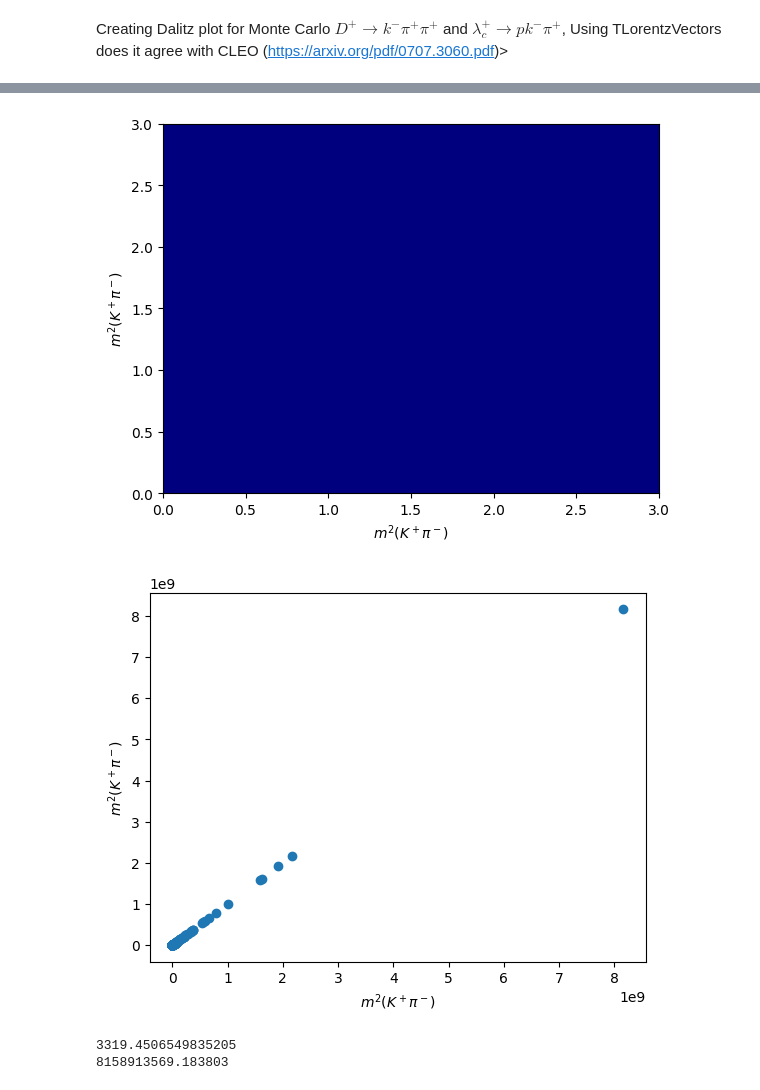
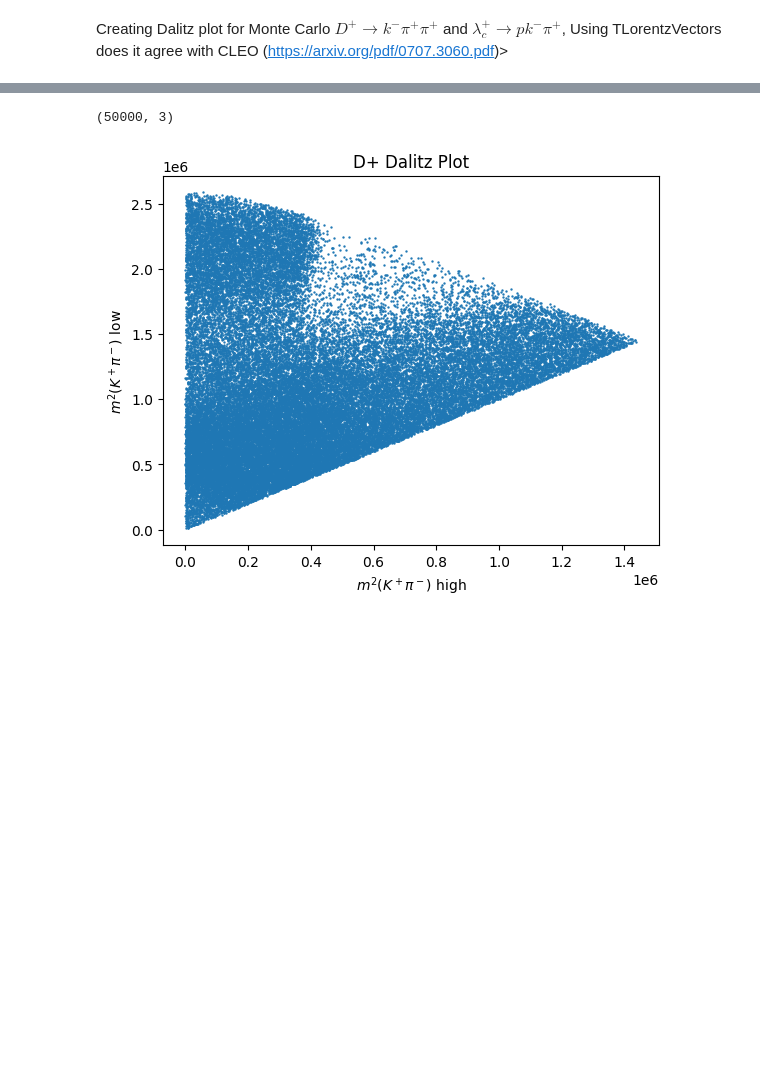
Before and after one commit to GitGup/ATLAS_DNN, a Jupyter notebook: MCAnalysis.ipynb, the cells around one changed output, grey strips where cells are left out. Cells and saved outputs as stored; diff of their text form; code cells hidden in the pictures; blank space fills up the shorter version.

Commit message:
created D+ Dalitz plot, need to fold

```diff
--- a/MCAnalysis.ipynb
+++ b/MCAnalysis.ipynb
@@ -70,8 +70,7 @@ df
 # %%
 TTree2 = process_ntuple(files[0])
 
-
-df2 = show(0, TTree2, ['TruthParticles_Selected_daughterInfoT__pt', 'TruthParticles_Selected_daughterInfoT__phi','TruthParticles_Selected_daughterInfoT__eta', 'TruthParticles_Selected_daughterInfoT__pdgId'], 100)
+df2 = show(0, TTree2, ['TruthParticles_Selected_daughterInfoT__pt', 'TruthParticles_Selected_daughterInfoT__phi','TruthParticles_Selected_daughterInfoT__eta', 'TruthParticles_Selected_daughterInfoT__pdgId'], 50000)
 empty_indices2 = [i for i, x in enumerate(df2['TruthParticles_Selected_daughterInfoT__pt']) if len(x) == 0]
 df2 = df2.drop(empty_indices2)
 df2 = df2.reset_index(drop=True)
@@ -164,36 +145,32 @@ inv_mass_squared = lambda p1, p2: (p1 + p2).M2()
 # %%
+inv_mass_squared = lambda p1, p2: (p1 + p2).M2()
+
 bins = np.linspace(0, 1.5, 100)
 hist, x_edges, y_edges = np.histogram2d([], [], bins=[bins, bins])
+
+reshaped_list = [TLorentzVectorList[i:i+3] for i in range(0, len(TLorentzVectorList), 3)]
+np.shape(reshaped_list)
+# %% [output]
+(50000, 3)
 # %%
-TLorentzVectorsInvMass = []
+kpi_low = []
+kpi_high = []
 
-for i in range(len(TLorentzVectorList) - 1):
-    j = i + 1
-    if i % 3 == 0 & i != 0:
-        continue
-    kaon = TLorentzVectorList[i]
-    pion = TLorentzVectorList[j]
-    m_squared = inv_mass_squared(kaon, pion)
-    hist += np.histogram2d([m_squared], [kaon.M2()], bins=[bins, bins])[0]
-    TLorentzVectorsInvMass.append(m_squared)
+for sublist in reshaped_list:
+    kpi_one = inv_mass_squared(sublist[0], sublist[1])
+    kpi_two = inv_mass_squared(sublist[0], sublist[2])
+    if kpi_one > kpi_two:
+        kpi_high.append(kpi_one)
+        kpi_low.append(kpi_two)
+    else:
+        #kpi_one < kpi_kpi_two:
+        kpi_high.append(kpi_two)
+        kpi_low.append(kpi_one)
 # %%
-plt.imshow(hist.T, origin='lower', extent=[0, 3, 0, 3], aspect='auto', cmap='jet')
-plt.xlabel(r'$m^2(K^+\pi^-)$')
-plt.ylabel(r'$m^2(K^+\pi^-$)')
+plt.scatter(kpi_low, kpi_high, s = .5)
+plt.title("D+ Dalitz Plot")
+plt.xlabel(r'$m^2(K^+\pi^-)$ high')
+plt.ylabel(r'$m^2(K^+\pi^-$) low')
 plt.show()
-
-plt.scatter(TLorentzVectorsInvMass, TLorentzVectorsInvMass)
-plt.xlabel(r'$m^2(K^+\pi^-)$')
-plt.ylabel(r'$m^2(K^+\pi^-$)')
-#plt.xlim(0, 5)
-#plt.ylim(0, 5)
-plt.show()
 # %% [output]
-[figure, old version]
+[figure, new version]
-[figure, removed]
-# %%
-print(min(TLorentzVectorsInvMass))
-print(max(TLorentzVectorsInvMass))
-# %% [output]
-3319.4506549835205
-8158913569.183803
```
Also changed, not shown: parts of 4 cells of this notebook.
